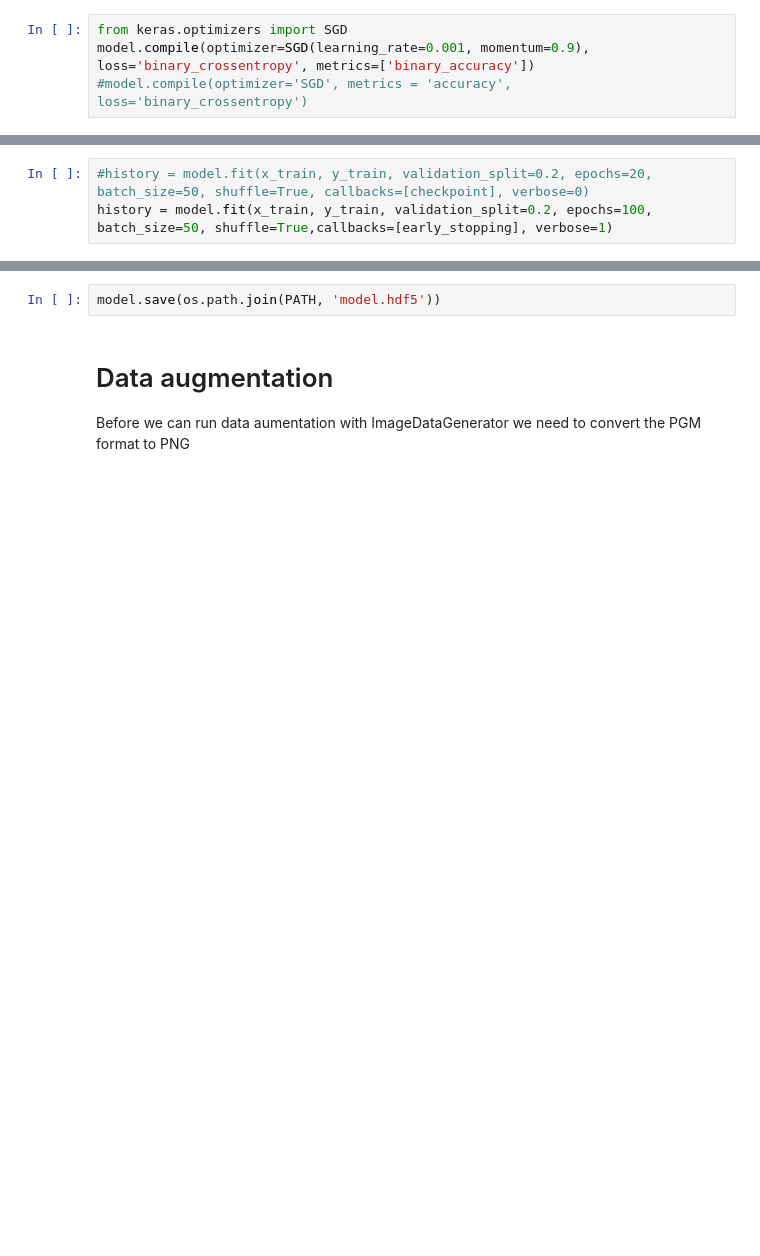
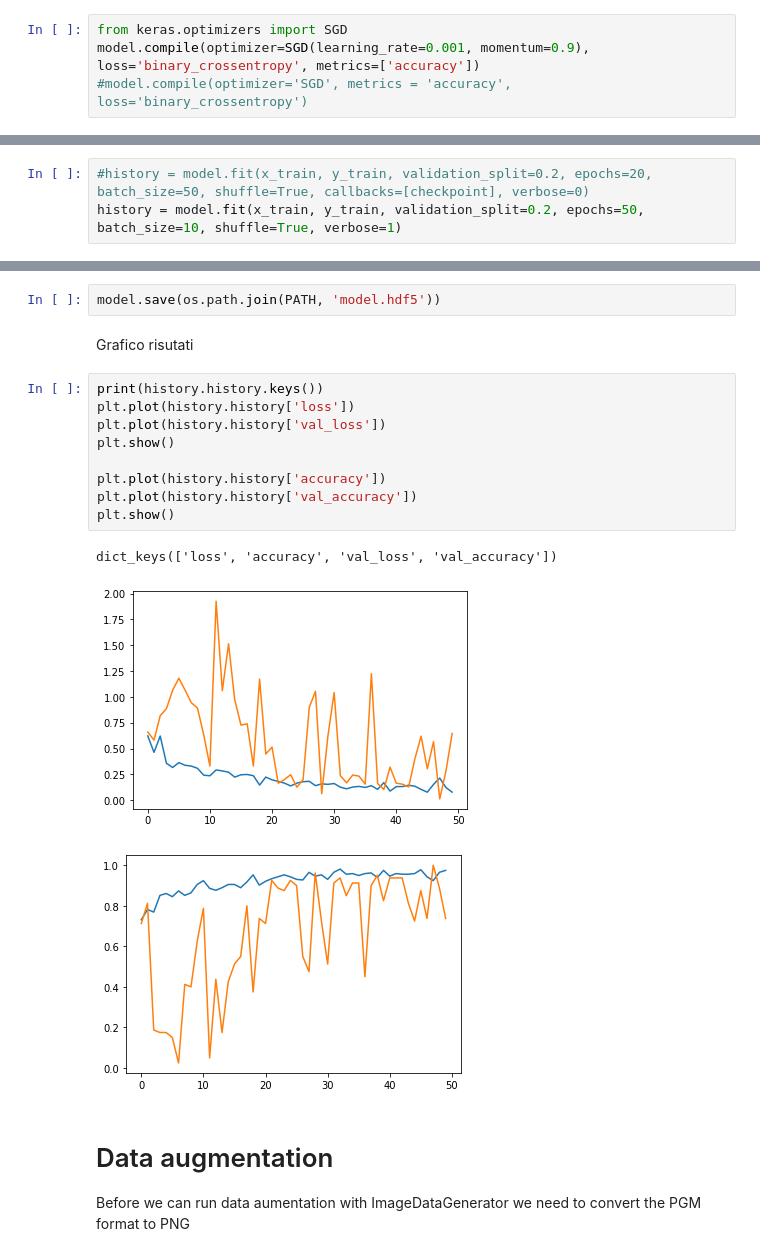
Before and after one commit to federicocampo/CMEPDA-Project, a Jupyter notebook: Copy_of_Lecture11_CNN.ipynb, the cells around one changed output, grey strips where cells are left out. Cells and saved outputs as stored; diff of their text form; blank space fills up the shorter version.

```diff
--- a/Copy_of_Lecture11_CNN.ipynb
+++ b/Copy_of_Lecture11_CNN.ipynb
@@ -96,7 +98,7 @@ Non-trainable params: 80
 _________________________________________________________________
 # %%
 from keras.optimizers import SGD
-model.compile(optimizer=SGD(learning_rate=0.001, momentum=0.9), loss='binary_crossentropy', metrics=['binary_accuracy'])
+model.compile(optimizer=SGD(learning_rate=0.001, momentum=0.9), loss='binary_crossentropy', metrics=['accuracy'])
 #model.compile(optimizer='SGD', metrics = 'accuracy', loss='binary_crossentropy')
 # %%
 from keras.callbacks import ModelCheckpoint
@@ -117,5 +119,5 @@ early_stopping = EarlyStopping(
 )
 # %%
 #history = model.fit(x_train, y_train, validation_split=0.2, epochs=20, batch_size=50, shuffle=True, callbacks=[checkpoint], verbose=0)
-history = model.fit(x_train, y_train, validation_split=0.2, epochs=100, batch_size=50, shuffle=True,callbacks=[early_stopping], verbose=1)
+history = model.fit(x_train, y_train, validation_split=0.2, epochs=50, batch_size=10, shuffle=True, verbose=1)
 # %% [output]
@@ -139,5 +141,20 @@ Epoch 38/100
 # %%
 model.save(os.path.join(PATH, 'model.hdf5'))
+# %% [markdown]
+Grafico risutati
+# %%
+print(history.history.keys())
+plt.plot(history.history['loss'])
+plt.plot(history.history['val_loss'])
+plt.show()
+
+plt.plot(history.history['accuracy'])
+plt.plot(history.history['val_accuracy'])
+plt.show()
+# %% [output]
+dict_keys(['loss', 'accuracy', 'val_loss', 'val_accuracy'])
+[figure, added]
+[figure, added]
 # %% [markdown]
 # Data augmentation
  Before we can run data aumentation with ImageDataGenerator we need to convert the PGM format to PNG
```
Also changed, not shown: parts of 11 cells of this notebook.
